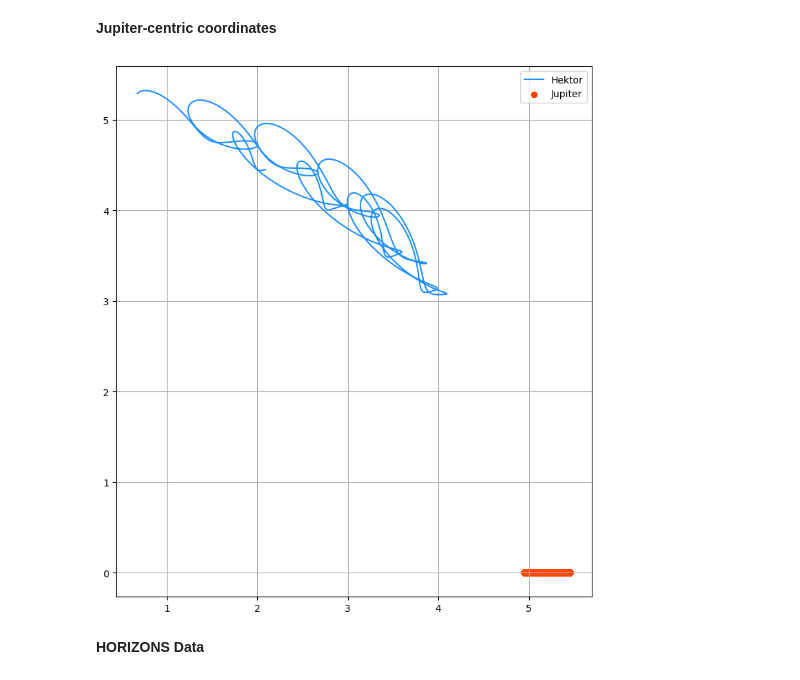
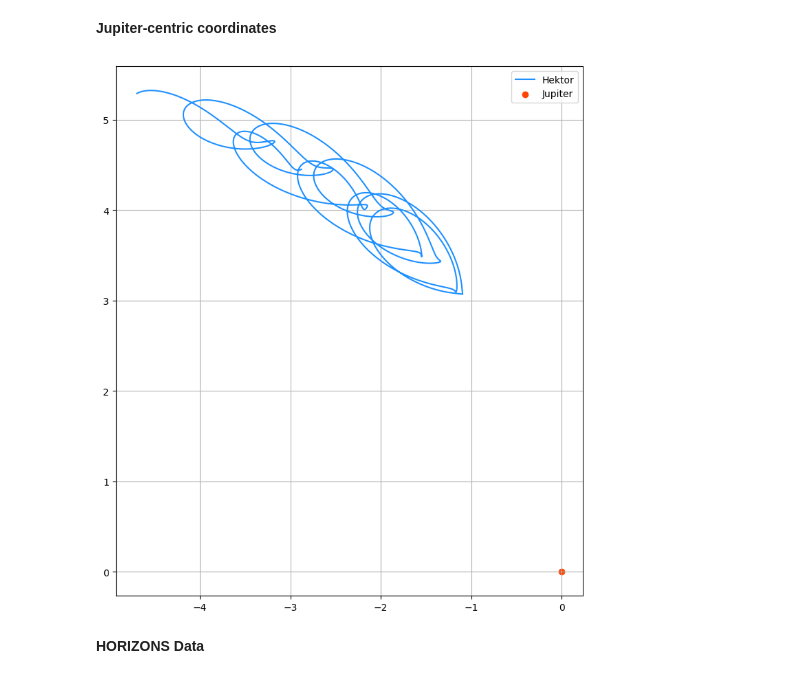
Before and after one commit to shami-momo/Workspace, a Jupyter notebook: solar_astro/hektor/hektor.ipynb, the cells around one changed output. Cells and saved outputs as stored; diff of their text form; code cells hidden in the pictures.

```diff
--- a/solar_astro/hektor/hektor.ipynb
+++ b/solar_astro/hektor/hektor.ipynb
@@ -6,8 +6,8 @@ import pandas as pd
 import matplotlib.pyplot as plt
 
 cols = ['time', 'long', 'x', 'y', 'z']
-r_hek = pd.read_csv('HEKTOR.aei', sep='\s+', skiprows=4, names=cols)
-r_jup = pd.read_csv('JUPITER.aei', sep='\s+', skiprows=4, names=cols)
+r_h = pd.read_csv('HEKTOR.aei', sep='\s+', skiprows=4, names=cols)
+r_j = pd.read_csv('JUPITER.aei', sep='\s+', skiprows=4, names=cols)
 # %% [markdown]
 **ICRF**
 # %%
@@ -28,25 +28,22 @@ plt.show()
 # %% [markdown]
 **Jupiter-centric coordinates**
 # %%
-theta_jup = np.arctan2(r_jup['y'], r_jup['x'])
+theta = np.arctan2(r_j['y'], r_j['x'])
 
-hek_x_rot = r_hek['x'] * np.cos(theta_jup) + r_hek['y'] * np.sin(theta_jup)
-hek_y_rot = -r_hek['x'] * np.sin(theta_jup) + r_hek['y'] * np.cos(theta_jup)
-
-jup_x_rot = r_jup['x'] * np.cos(theta_jup) + r_jup['y'] * np.sin(theta_jup)
-jup_y_rot = np.zeros_like(jup_x_rot)
+x_rot_h = r_h['x'] * np.cos(theta) + r_h['y'] * np.sin(theta) - (r_j['x'] * np.cos(theta) + r_j['y'] * np.sin(theta))
+y_rot_h = -r_h['x'] * np.sin(theta) + r_h['y'] * np.cos(theta) - (-r_j['x'] * np.sin(theta) + r_j['y'] * np.cos(theta))
 # %%
 plt.figure(figsize=(10, 10))
 
-plt.plot(hek_x_rot, hek_y_rot, label='Hektor', color='dodgerblue')
-plt.scatter(jup_x_rot, jup_y_rot, label='Jupiter', color='orangered')
+plt.plot(x_rot_h, y_rot_h, label='Hektor', color='dodgerblue')
+plt.scatter(0, 0, label='Jupiter', color='orangered')
 
 plt.gca().set_aspect('equal')
 plt.legend()
 plt.grid(True)
 plt.show()
 # %% [output]
-[figure, old version]
+[figure, new version]
 # %% [markdown]
 **HORIZONS Data**
 # %%
```
Also changed, not shown: parts of 3 cells of this notebook, 20 other files.
